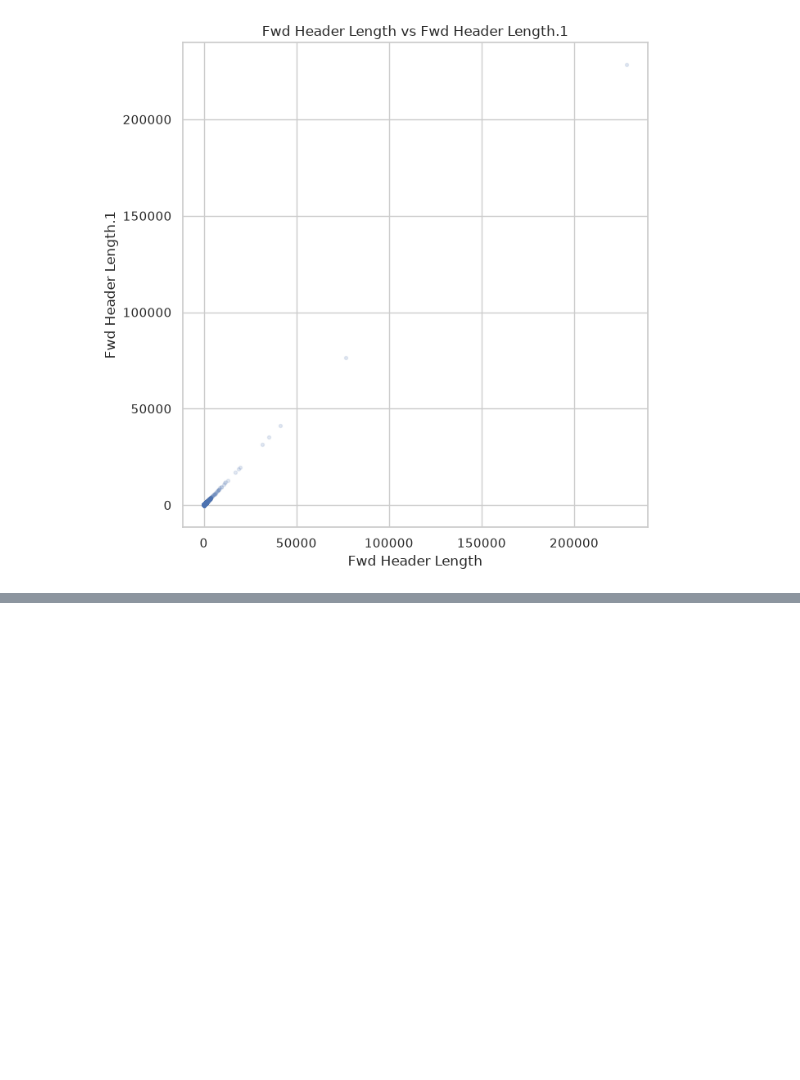
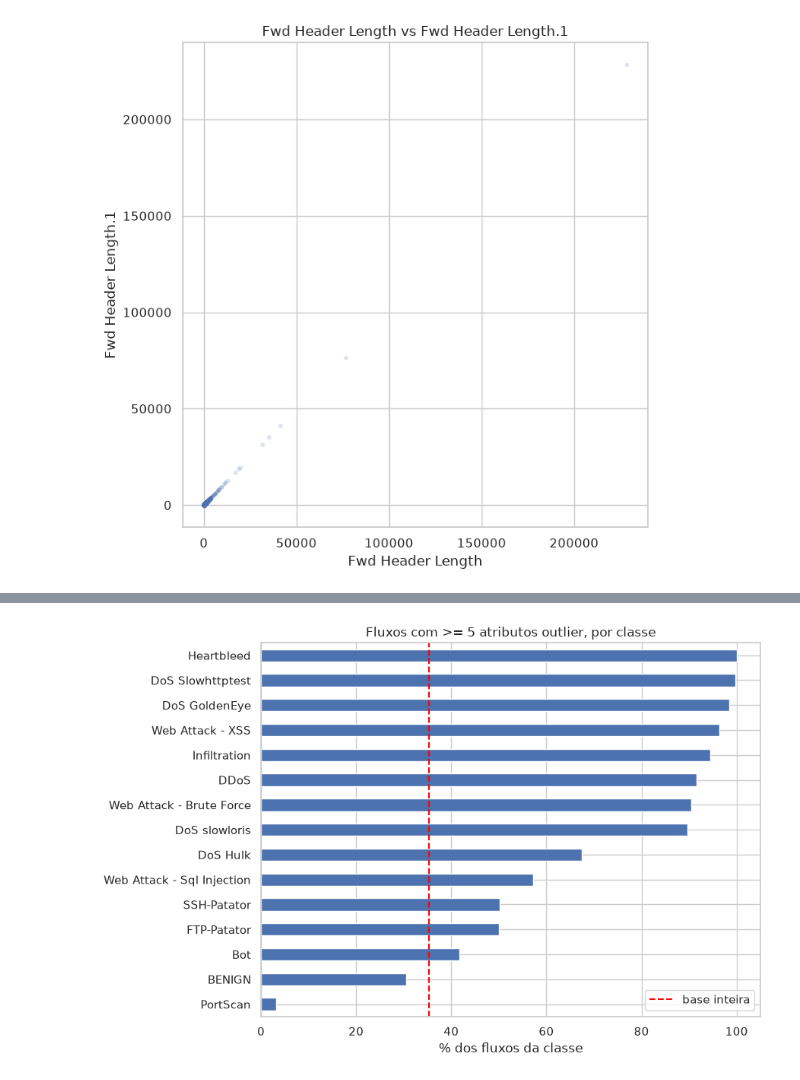
Before and after one commit to vinilauter/packoscope, a Jupyter notebook: main.ipynb, the cells around one changed output, grey strips where cells are left out. Drawn from its saved outputs; the diff is of its cells as text; code cells hidden in the pictures; blank space fills up the shorter version.

```diff
--- a/main.ipynb
+++ b/main.ipynb
@@ -358,0 +664,18 @@ plt.show()
+# %%
+# em quantos atributos cada fluxo e outlier
+k = eh_outlier.sum(axis=1).to_numpy()
+
+faixas = {"nenhum atributo": k == 0, ">= 1 atributo": k >= 1, ">= 5 atributos": k >= 5,
+          ">= 10 atributos": k >= 10, ">= 20 atributos": k >= 20}
+tabela_k = pd.DataFrame({
+    "fluxos": {nome: int(m.sum()) for nome, m in faixas.items()},
+    "pct_da_base": {nome: m.mean() * 100 for nome, m in faixas.items()},
+    "pct_malicioso": {nome: y_mal[m].mean() * 100 for nome, m in faixas.items()},
+})
+
+# custo de "limpar" outliers: quantos fluxos maliciosos iriam embora
+perdidos = y_mal[k >= 1].sum() / y_mal.sum()
+print(f"remover todo fluxo com algum atributo outlier descartaria {(k >= 1).mean():.1%} da base "
+      f"e {perdidos:.1%} dos fluxos maliciosos")
+
+tabela_k
@@ -358,0 +690,18 @@ plt.show()
+# %%
+# intensidade de outliers por classe: % de fluxos com >= 5 atributos outlier
+por_classe = (
+    pd.Series(k >= 5, index=df.index)
+    .groupby(df["Label"], observed=True).mean()
+    .mul(100).sort_values()
+)
+
+ax = por_classe.plot.barh(figsize=(9, 6))
+ax.axvline((k >= 5).mean() * 100, color="red", linestyle="--", label="base inteira")
+ax.set_title("Fluxos com >= 5 atributos outlier, por classe")
+ax.set_xlabel("% dos fluxos da classe")
+ax.set_ylabel("")
+ax.legend()
+plt.tight_layout()
+plt.show()
+# %% [output]
+[figure, added]
```
Also changed, not shown: parts of 29 cells of this notebook.
